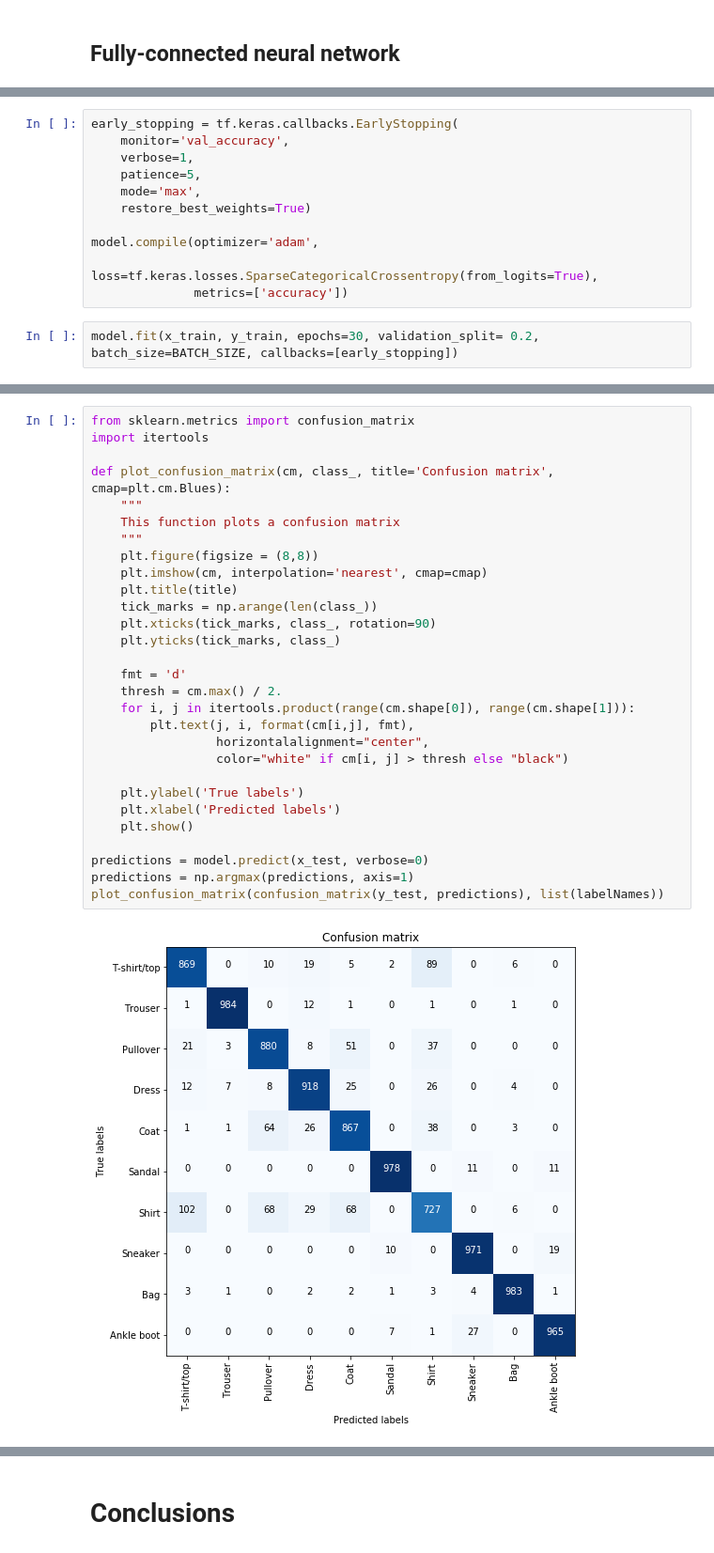
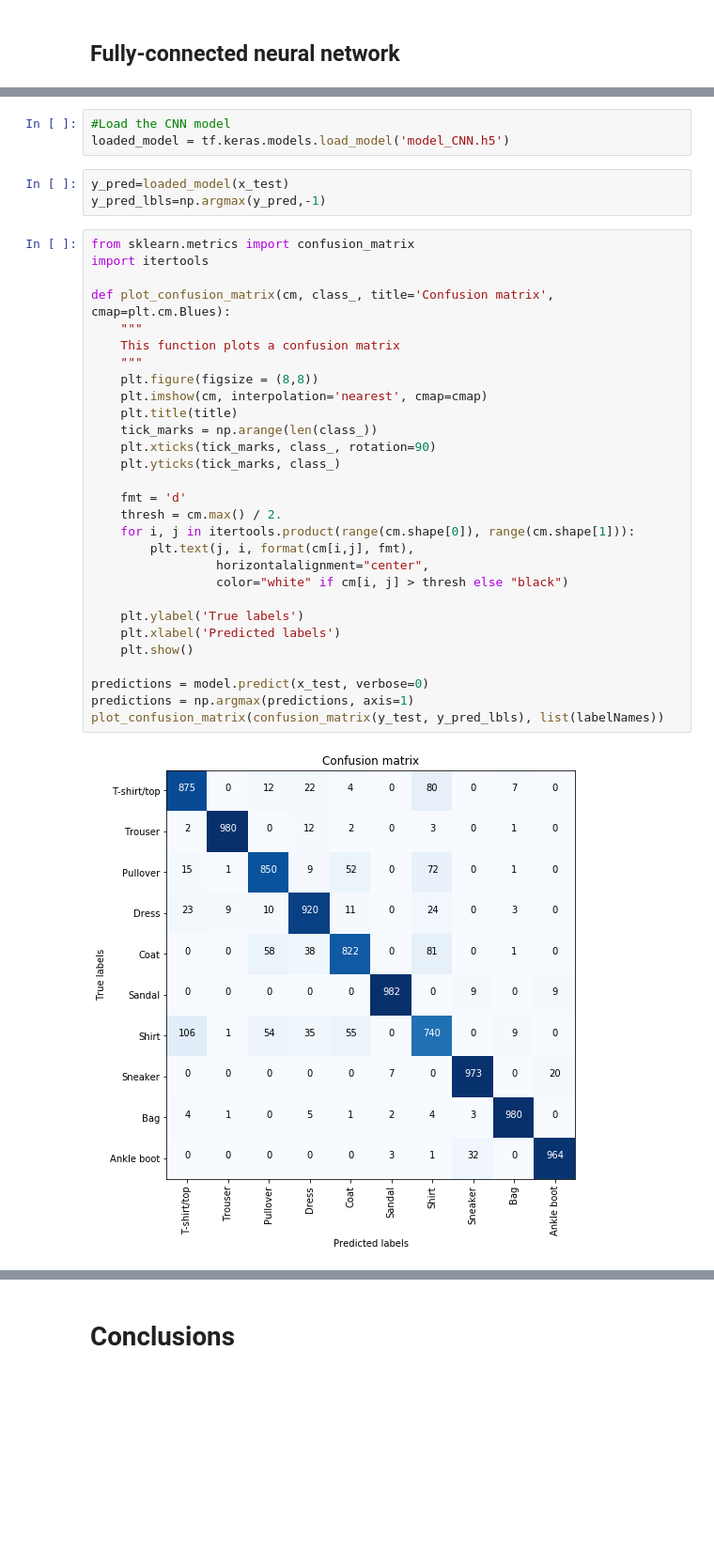
Before and after one commit to salilrsharma/My-Data-Science-Portfolio, a Jupyter notebook: Fasion-MNIST image classification.ipynb, the cells around one changed output, grey strips where cells are left out. Shown at 94% size. Cells and saved outputs as stored; diff of their text form; blank space fills up the shorter version.

```diff
--- a/Fasion-MNIST image classification.ipynb
+++ b/Fasion-MNIST image classification.ipynb
@@ -220,13 +329,0 @@ _________________________________________________________________
-# %%
-early_stopping = tf.keras.callbacks.EarlyStopping(
-    monitor='val_accuracy',
-    verbose=1,
-    patience=5,
-    mode='max',
-    restore_best_weights=True)
-
-model.compile(optimizer='adam',
-              loss=tf.keras.losses.SparseCategoricalCrossentropy(from_logits=True),
-              metrics=['accuracy'])
-# %%
-model.fit(x_train, y_train, epochs=30, validation_split= 0.2, batch_size=BATCH_SIZE, callbacks=[early_stopping])
@@ -260,31 +350,37 @@ test_predictions_resampled = model.predict(x_test, batch_size=BATCH_SIZE)
+# %%
+#Load the CNN model
+loaded_model = tf.keras.models.load_model('model_CNN.h5')
+# %%
+y_pred=loaded_model(x_test)
+y_pred_lbls=np.argmax(y_pred,-1)
 # %%
 from sklearn.metrics import confusion_matrix
 import itertools
 
 def plot_confusion_matrix(cm, class_, title='Confusion matrix', cmap=plt.cm.Blues):
     """
     This function plots a confusion matrix
     """
     plt.figure(figsize = (8,8))
     plt.imshow(cm, interpolation='nearest', cmap=cmap)
     plt.title(title)
     tick_marks = np.arange(len(class_))
     plt.xticks(tick_marks, class_, rotation=90)
     plt.yticks(tick_marks, class_)
 
     fmt = 'd'
     thresh = cm.max() / 2.
     for i, j in itertools.product(range(cm.shape[0]), range(cm.shape[1])):
         plt.text(j, i, format(cm[i,j], fmt),
                  horizontalalignment="center",
                  color="white" if cm[i, j] > thresh else "black")
 
     plt.ylabel('True labels')
     plt.xlabel('Predicted labels')
     plt.show()
 
 predictions = model.predict(x_test, verbose=0)
 predictions = np.argmax(predictions, axis=1)
-plot_confusion_matrix(confusion_matrix(y_test, predictions), list(labelNames))
+plot_confusion_matrix(confusion_matrix(y_test, y_pred_lbls), list(labelNames))
 # %% [output]
-[figure, old version]
+[figure, new version]
```
Also changed, not shown: parts of 56 cells of this notebook.
